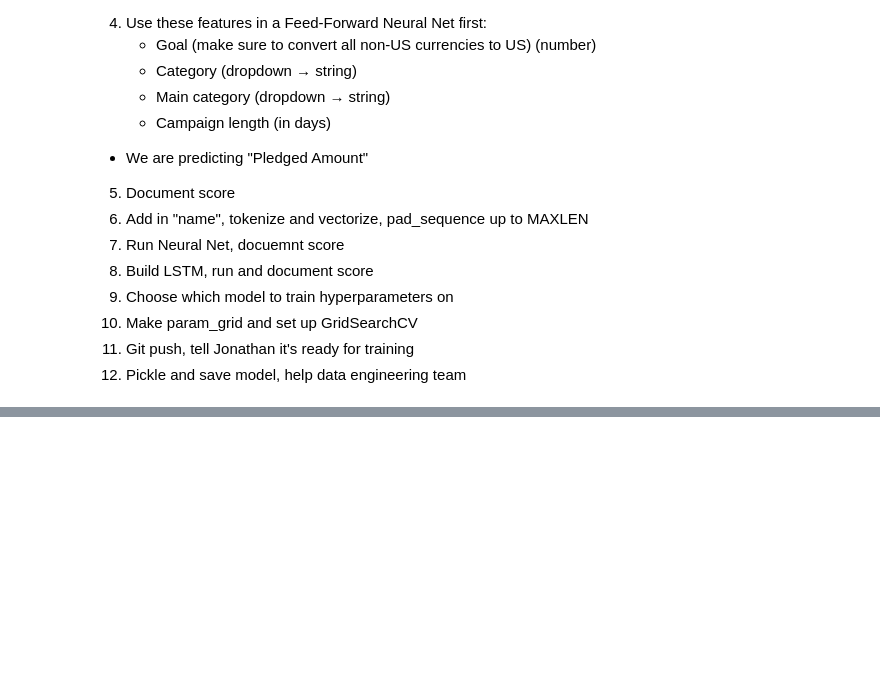
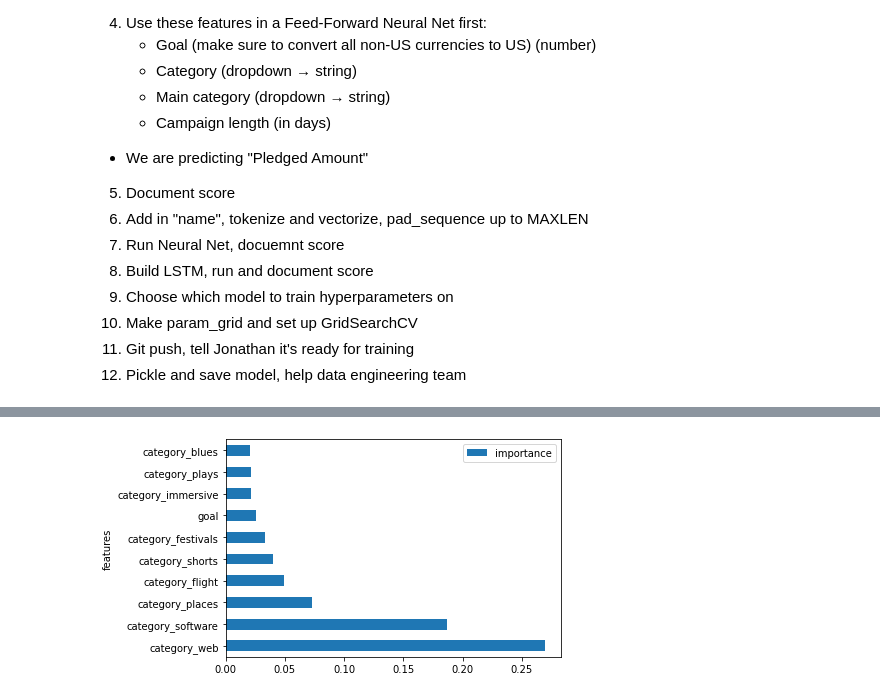
Before and after one commit to Kickstarter-Build-Week/Project, a Jupyter notebook: Kickstarter_2.ipynb, the cells around one changed output, grey strips where cells are left out. Saved outputs shown, nothing was run; the diff lists cells and outputs as text; code cells hidden in the pictures; blank space fills up the shorter version.

```diff
--- a/Kickstarter_2.ipynb
+++ b/Kickstarter_2.ipynb
@@ -68,0 +336,11 @@ df
+# %%
+for col in X_lem.columns:
+    X_lem[col] = X_lem[col].astype(float)
+# %%
+# Create function to encode success/failures
+def encode_success(text):
+
+    if text == 'successful':
+        return 1
+    else:
+        return 0
@@ -68,0 +500,20 @@ df
+# %%
+# Let's try this again, but not with any of the
+# "launched_at" or "deadline_" columns
+
+basic_cols = []
+for col in X_lem.columns:
+    if "launched" not in col and "deadline" not in col:
+        basic_cols.append(col)
+
+X_basic = X_lem[basic_cols]
+X_basic.head()
+
+X_train_basic, X_test_basic, y_train_basic, y_test_basic = train_test_split(X_basic, y_class)
+
+xgb_class_basic = XGBClassifier(
+    use_label_encoder=False
+)
+
+xgb_class_basic.fit(X_train_basic, y_train_basic)
+xgb_class_basic.score(X_test_basic, y_test_basic)
@@ -68,0 +523,10 @@ df
+# %%
+# Plot feature importances
+feat_importances_basic = pd.DataFrame(data=X_basic.columns, columns=['features'])
+feat_importances_basic['importance'] = xgb_class_basic.feature_importances_
+feat_importances_basic.sort_values('importance', ascending=False, inplace=True)
+top_10_basic = feat_importances_basic.head(10)
+
+top_10_basic.plot(kind='barh', x='features', y='importance');
+# %% [output]
+[figure, added]
```
Also changed, not shown: parts of 67 cells of this notebook, 4 other files.
